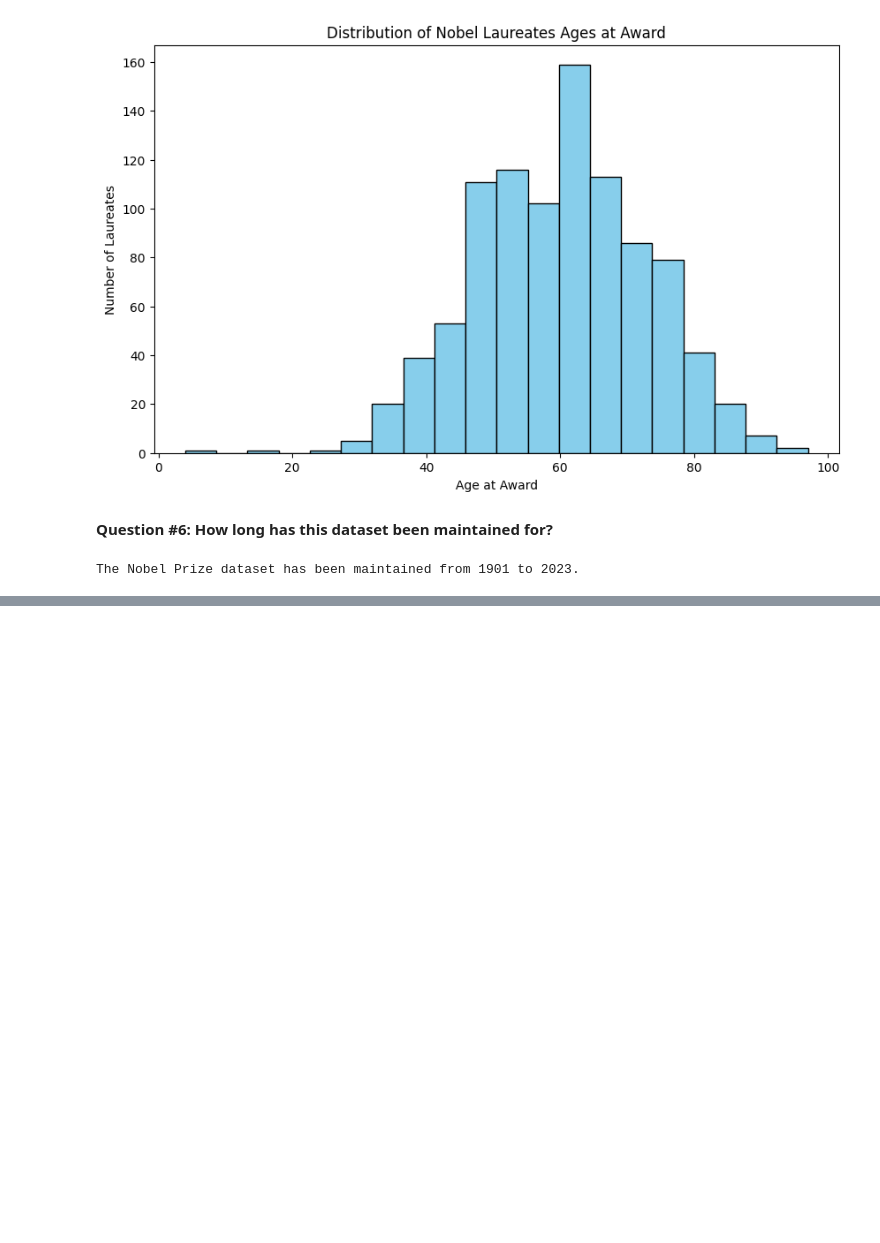
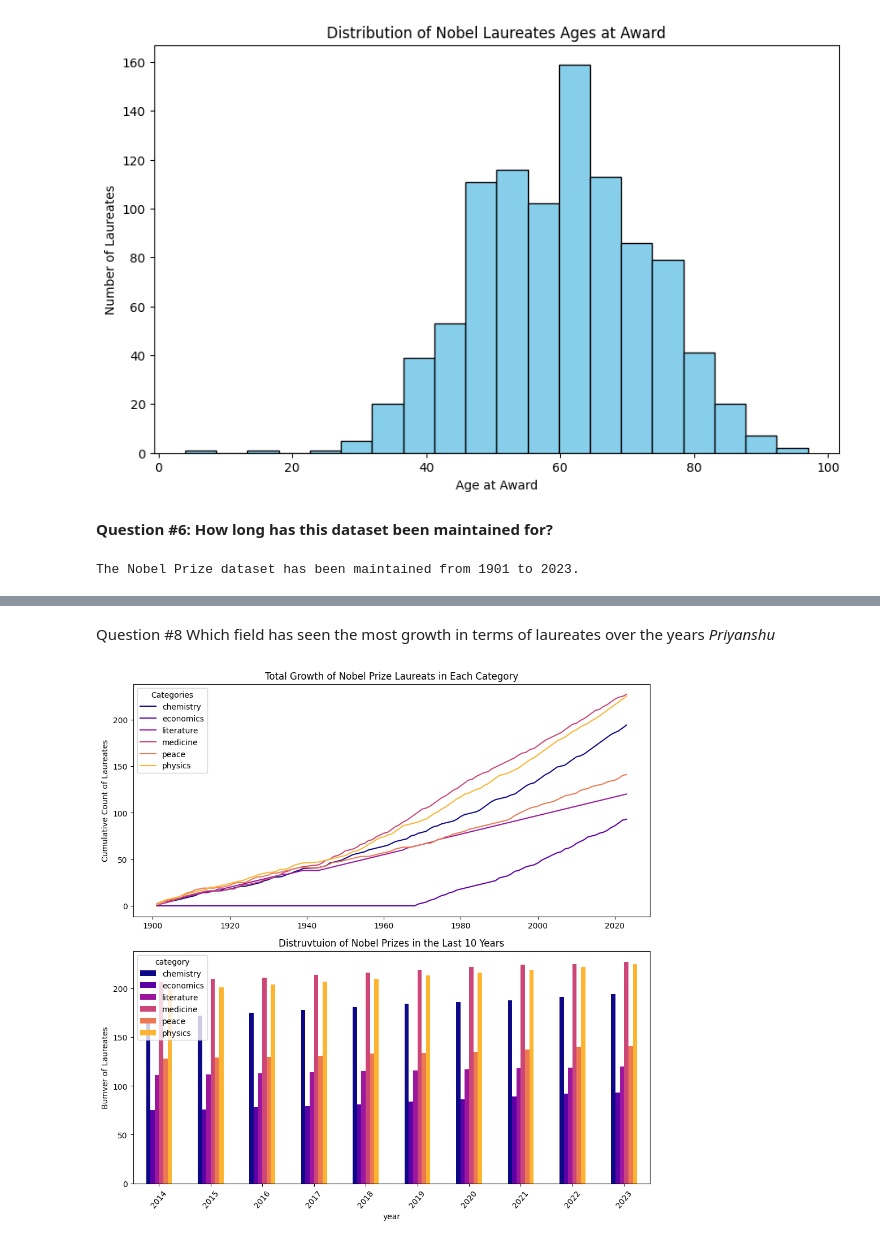
Before and after one commit to ivanhuang0422/DS220_Project2, a Jupyter notebook: DS220_Project2.ipynb, the cells around one changed output, grey strips where cells are left out. Drawn from its saved outputs; the diff is of its cells as text; code cells hidden in the pictures; blank space fills up the shorter version.

```diff
--- a/DS220_Project2.ipynb
+++ b/DS220_Project2.ipynb
@@ -156,0 +182,46 @@ The Nobel Prize dataset has been maintained from 1901 to 2023.
+# %% [markdown]
+
+Question #8 Which field has seen the most growth in terms of laureates over the years *Priyanshu*
+# %%
+#Choosing a color map for the plot
+Colormap=plt.cm.plasma
+num_categories = len(total_category_growth.columns)
+
+#Generating a list of colors from the colorpam, one for each category
+colors=[Colormap(i/num_categories)for i in range(num_categories)]
+
+#Group the Nobel dataset by year and category then count num of laureates in each category per year
+categiry_growth= nobel.groupby(['year','category']).size().unstack(fill_value=0)
+#Calculating the cumulative sum of laureates in each category over the years
+total_category_growth= categiry_growth.cumsum()
+#Extracting the last 10 years of data to analyze recent trends
+recent_shift=total_category_growth.tail(10)
+
+#Seting up figures for two sublplots
+plt.figure(figsize=(10,10))
+
+#First Subplot: Cumlative growth of laureates in each category
+plt.subplot(2,1,1)
+#Creates correspoding colors for the differnt category
+for category, color in zip(total_category_growth.columns,colors):
+  plt.plot(total_category_growth.index,total_category_growth[category],label=category,color=color)
+plt.legend(title="Categories")
+plt.title('Total Growth of Nobel Prize Laureats in Each Category')
+plt.ylabel('Cumulative Count of Laureates')
+
+#Secound subplot:Distribution of Nobel Prizes in the last 30 years
+plt.subplot(2,1,2)
+#Calculating the number of categories for color mapping
+num_categories=len(recent_shift.columns)
+#Plotting the recent shift in Nobel Prizes with different colors for each
+recent_shift.plot(kind='bar', ax=plt.gca(), stacked= False,color=colors)
+#Ploting the Labels for each
+plt.title ('Distruvtuion of Nobel Prizes in the Last 10 Years')
+plt.ylabel('Numver of Laureates')
+
+#adjusting the layout and setting the axis lables to 50 degres s for better viewing
+plt.tight_layout()
+plt.xticks(rotation=50)
+plt.show()
+# %% [output]
+[figure, added]
```
Also changed, not shown: parts of 5 cells of this notebook.
